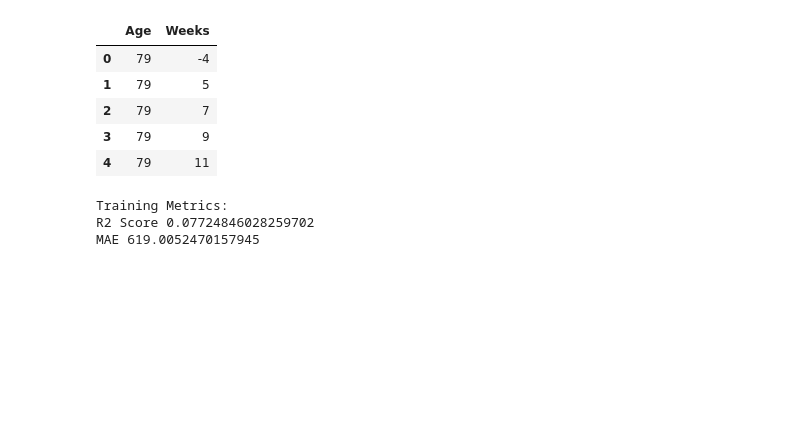
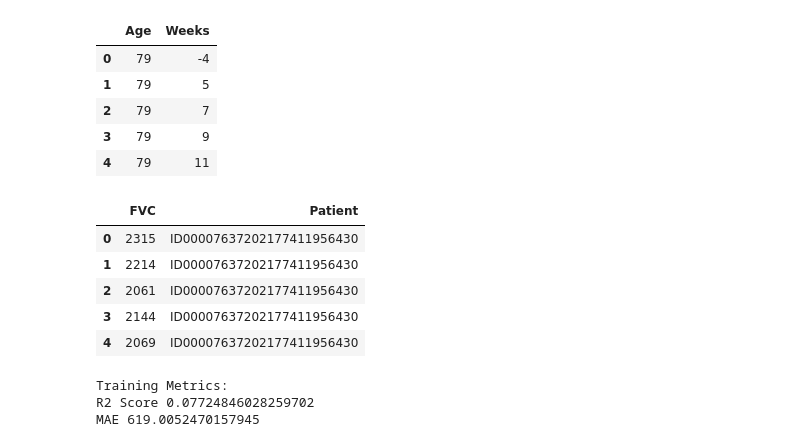
Before and after one commit to vdegenova/osic_kaggle, a Jupyter notebook: Non-Image Model.ipynb, the cells around one changed output. Cells and saved outputs as stored; diff of their text form; code cells hidden in the pictures; blank space fills up the shorter version.

```diff
--- a/Non-Image Model.ipynb
+++ b/Non-Image Model.ipynb
@@ -36,6 +36,16 @@ X.head()
 | 2 | 79 | 7 |
 | 3 | 79 | 9 |
 | 4 | 79 | 11 |
+# %%
+labels_df = train_df[["FVC", "Patient"]]
+labels_df.head()
+# %% [output]
+|  | FVC | Patient |
+| 0 | 2315 | ID00007637202177411956430 |
+| 1 | 2214 | ID00007637202177411956430 |
+| 2 | 2061 | ID00007637202177411956430 |
+| 3 | 2144 | ID00007637202177411956430 |
+| 4 | 2069 | ID00007637202177411956430 |
 # %%
 regr.fit(X.values, y)
 y_pred = regr.predict(X)
```
Also changed, not shown: 3 other files.
